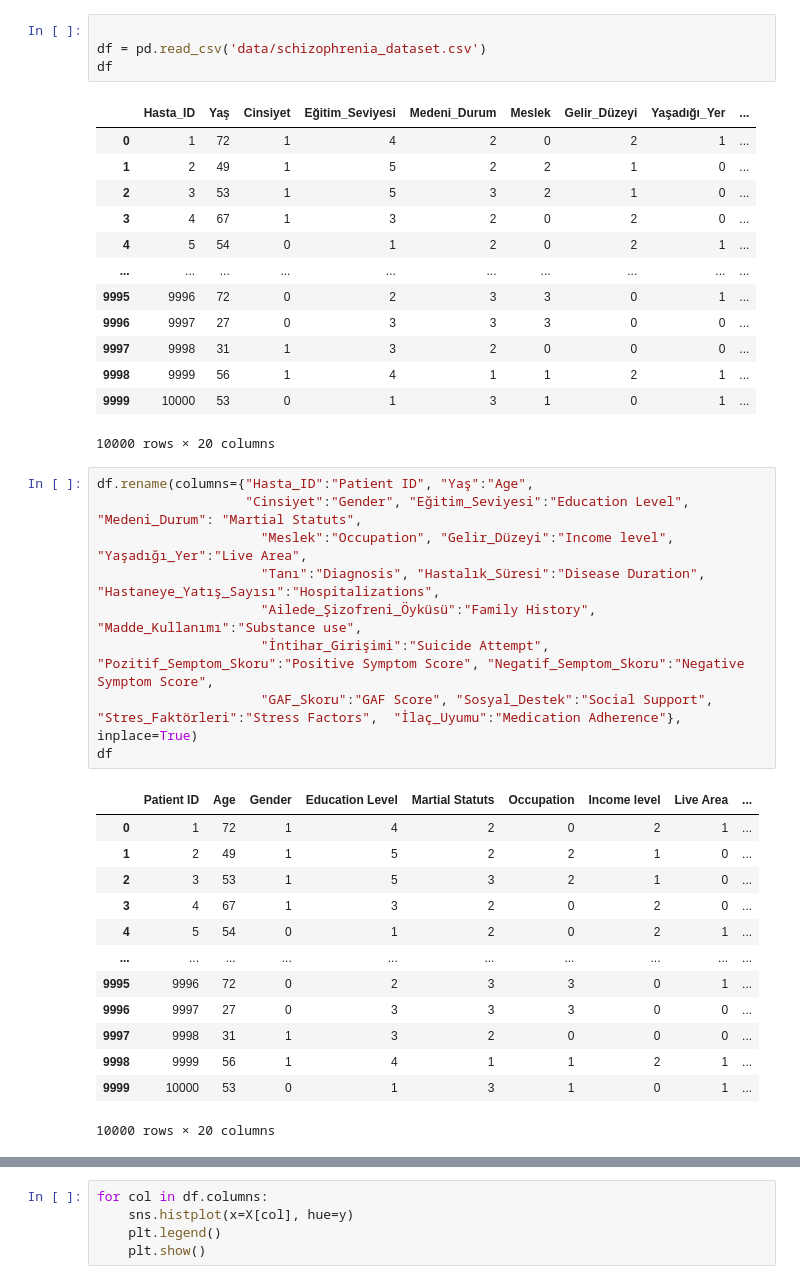
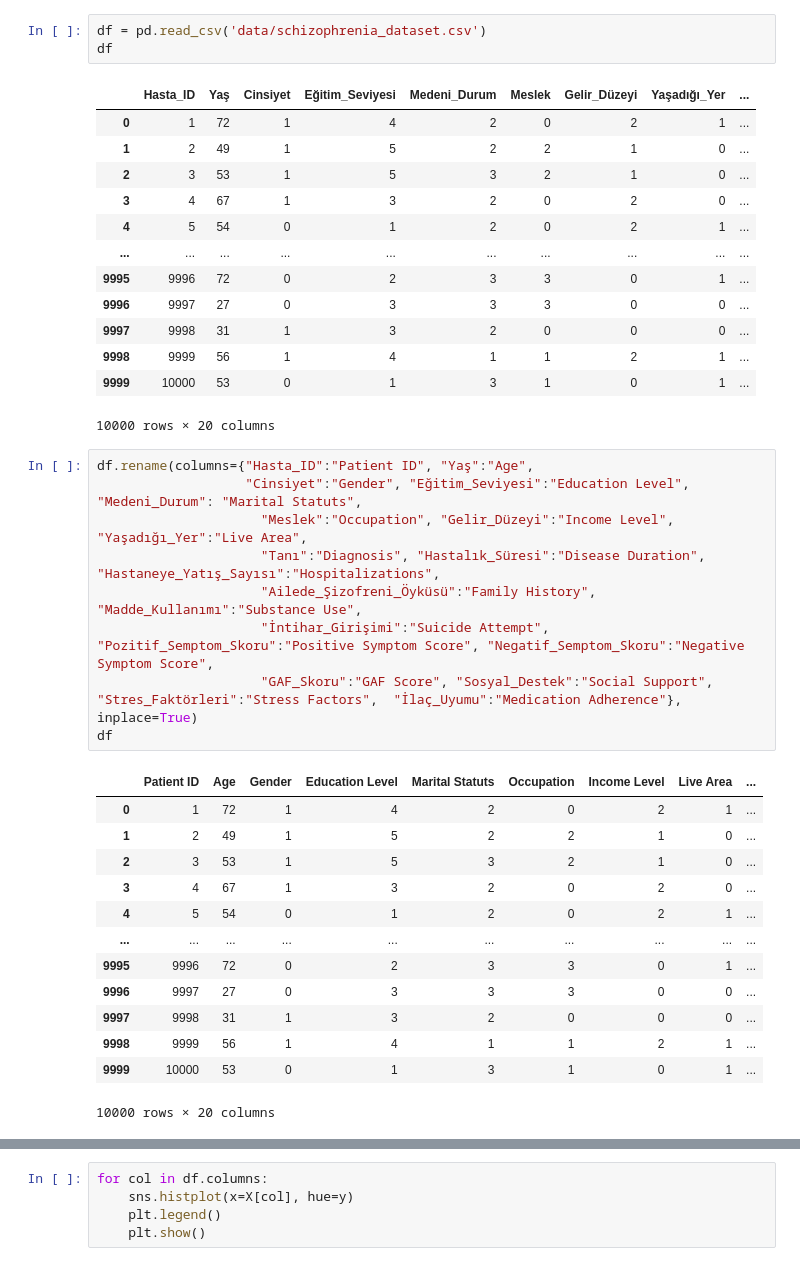
Before and after one commit to ElizabethSeth/ml_practice, a Jupyter notebook: test.ipynb, the cells around one changed output, grey strips where cells are left out. Saved outputs shown, nothing was run; the diff lists cells and outputs as text.

```diff
--- a/test.ipynb
+++ b/test.ipynb
@@ -8,7 +19,6 @@ from sklearn.preprocessing import PowerTransformer
 pd.options.display.max_columns = None
 sklearn.set_config(transform_output='pandas')
 # %%
-
 df = pd.read_csv('data/schizophrenia_dataset.csv')
 df
 # %% [output]
@@ -27,15 +37,15 @@ df
 10000 rows × 20 columns
 # %%
 df.rename(columns={"Hasta_ID":"Patient ID", "Yaş":"Age",
-                   "Cinsiyet":"Gender", "Eğitim_Seviyesi":"Education Level", "Medeni_Durum": "Martial Statuts",
-                     "Meslek":"Occupation", "Gelir_Düzeyi":"Income level", "Yaşadığı_Yer":"Live Area",
+                   "Cinsiyet":"Gender", "Eğitim_Seviyesi":"Education Level", "Medeni_Durum": "Marital Statuts",
+                     "Meslek":"Occupation", "Gelir_Düzeyi":"Income Level", "Yaşadığı_Yer":"Live Area",
                      "Tanı":"Diagnosis", "Hastalık_Süresi":"Disease Duration", "Hastaneye_Yatış_Sayısı":"Hospitalizations",
-                     "Ailede_Şizofreni_Öyküsü":"Family History", "Madde_Kullanımı":"Substance use",
+                     "Ailede_Şizofreni_Öyküsü":"Family History", "Madde_Kullanımı":"Substance Use",
                      "İntihar_Girişimi":"Suicide Attempt", "Pozitif_Semptom_Skoru":"Positive Symptom Score", "Negatif_Semptom_Skoru":"Negative Symptom Score",
                      "GAF_Skoru":"GAF Score", "Sosyal_Destek":"Social Support",  "Stres_Faktörleri":"Stress Factors",  "İlaç_Uyumu":"Medication Adherence"}, inplace=True)
 df
 # %% [output]
-|  | Patient ID | Age | Gender | Education Level | Martial Statuts | Occupation | Income level | Live Area | ... |
+|  | Patient ID | Age | Gender | Education Level | Marital Statuts | Occupation | Income Level | Live Area | ... |
 | 0 | 1 | 72 | 1 | 4 | 2 | 0 | 2 | 1 | ... |
 | 1 | 2 | 49 | 1 | 5 | 2 | 2 | 1 | 0 | ... |
 | 2 | 3 | 53 | 1 | 5 | 3 | 2 | 1 | 0 | ... |
```
Also changed, not shown: parts of 5 cells of this notebook, 1 other file.
